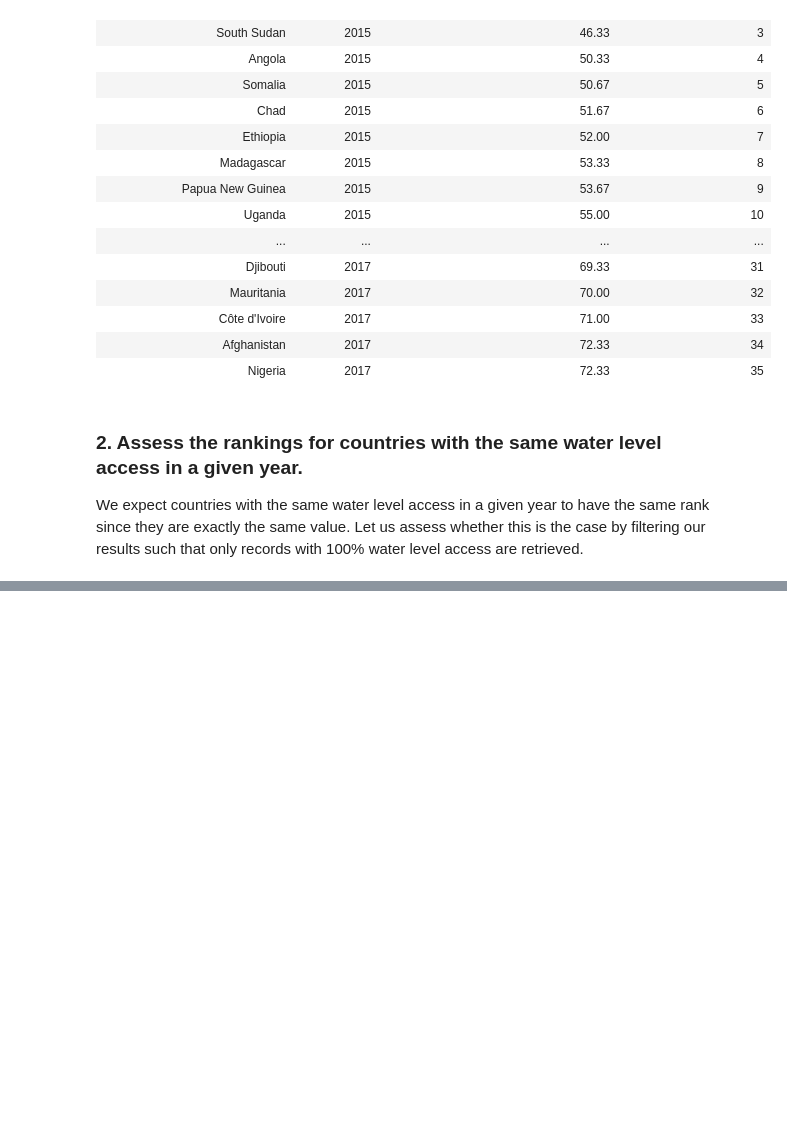
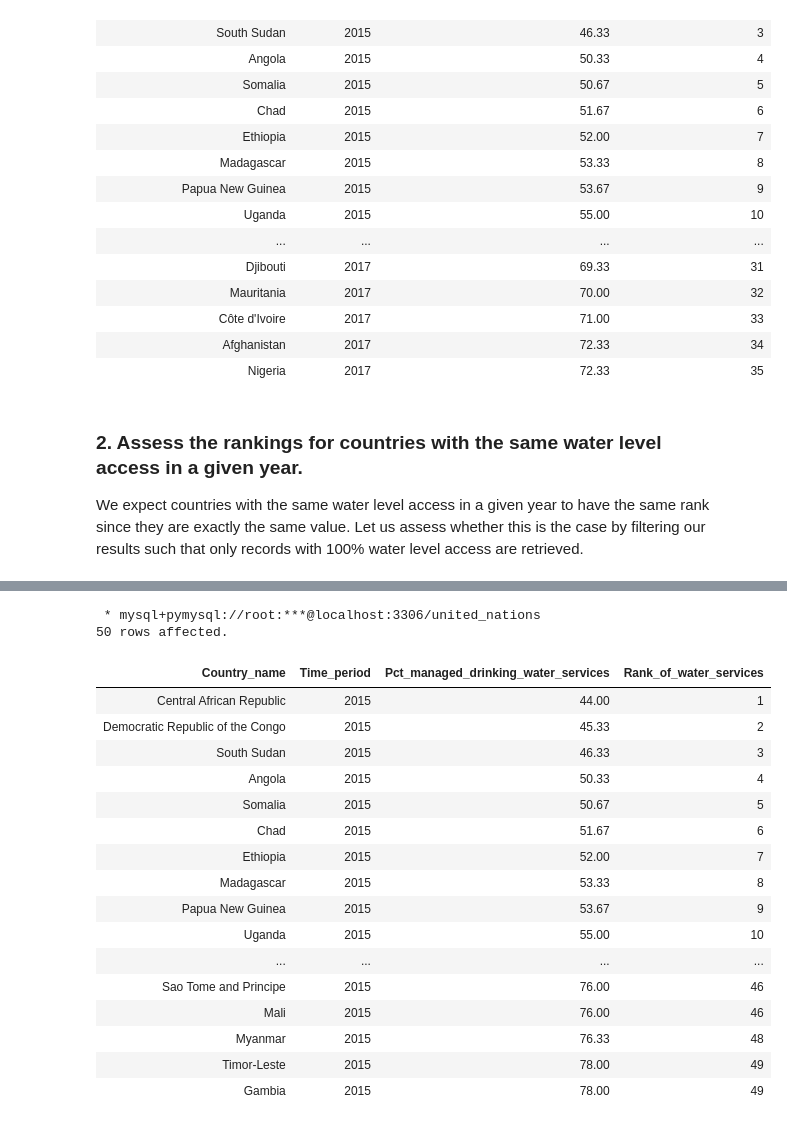
Before and after one commit to Ofgeha-Gelana/mysql-queries-notebook, a Jupyter notebook: topN_analysis.ipynb, the cells around one changed output, grey strips where cells are left out. Cells and saved outputs as stored; diff of their text form; code cells hidden in the pictures; blank space fills up the shorter version.

```diff
--- a/topN_analysis.ipynb
+++ b/topN_analysis.ipynb
@@ -110,0 +102,32 @@ WHERE
+# %%
+%%sql
+
+SELECT
+    Country_name,
+    Time_period,
+    Pct_managed_drinking_water_services,
+    RANK() OVER( PARTITION BY Time_period
+    ORDER BY Pct_managed_drinking_water_services ASC) AS Rank_of_water_services
+FROM
+    united_nations.Access_to_Basic_Services
+LIMIT 50;
+# %% [output]
+ * mysql+pymysql://root:***@localhost:3306/united_nations
+50 rows affected.
+| Country_name | Time_period | Pct_managed_drinking_water_services | Rank_of_water_services |
+| Central African Republic | 2015 | 44.00 | 1 |
+| Democratic Republic of the Congo | 2015 | 45.33 | 2 |
+| South Sudan | 2015 | 46.33 | 3 |
+| Angola | 2015 | 50.33 | 4 |
+| Somalia | 2015 | 50.67 | 5 |
+| Chad | 2015 | 51.67 | 6 |
+| Ethiopia | 2015 | 52.00 | 7 |
+| Madagascar | 2015 | 53.33 | 8 |
+| Papua New Guinea | 2015 | 53.67 | 9 |
+| Uganda | 2015 | 55.00 | 10 |
+| ... | ... | ... | ... |
+| Sao Tome and Principe | 2015 | 76.00 | 46 |
+| Mali | 2015 | 76.00 | 46 |
+| Myanmar | 2015 | 76.33 | 48 |
+| Timor-Leste | 2015 | 78.00 | 49 |
+| Gambia | 2015 | 78.00 | 49 |
```
Also changed, not shown: parts of 2 cells of this notebook.
